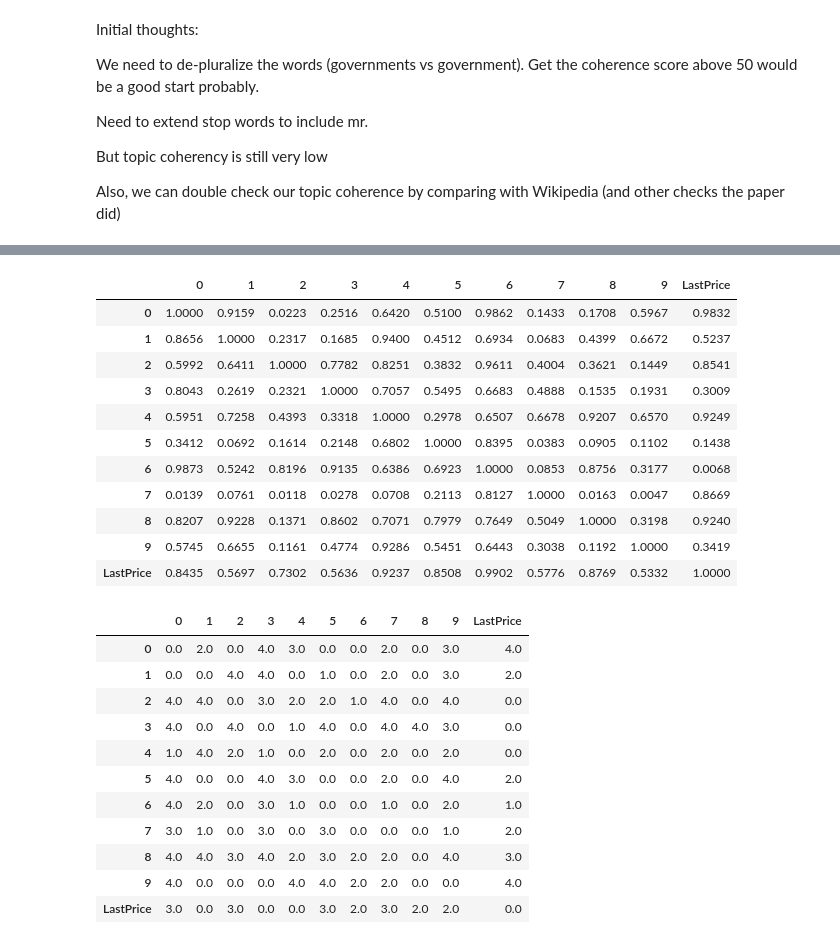
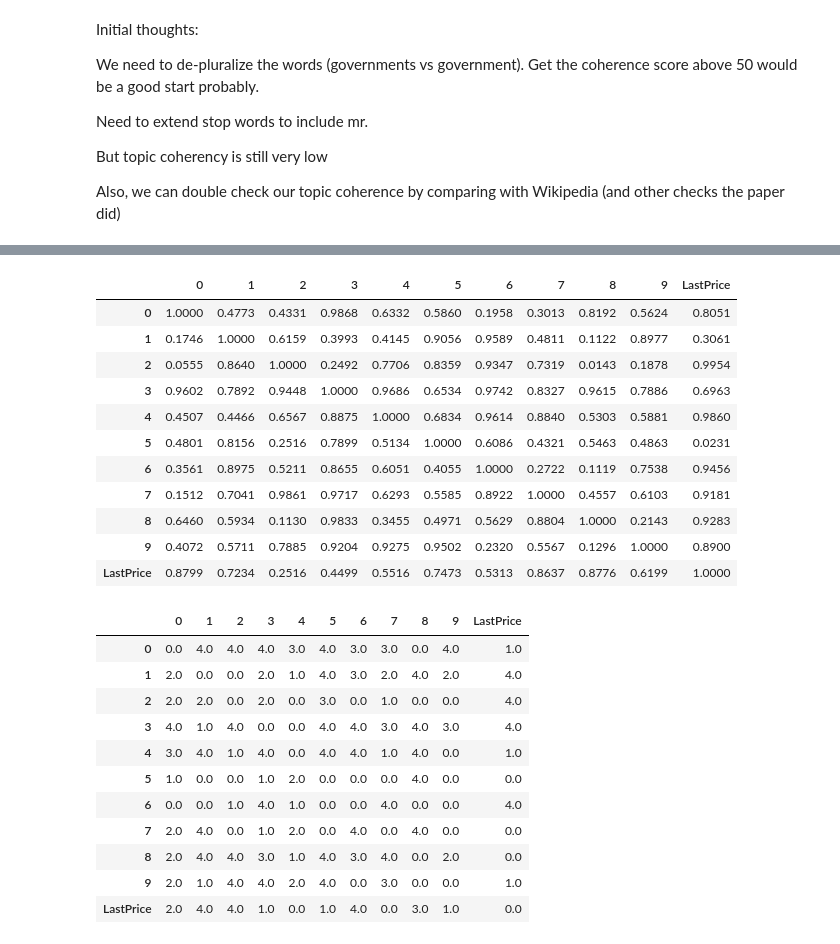
Before and after one commit to Jagaskak/CourseProject, a Jupyter notebook: Untitled.ipynb, the cells around one changed output, grey strips where cells are left out. Cells and saved outputs as stored; diff of their text form; code cells hidden in the pictures.

```diff
--- a/Untitled.ipynb
+++ b/Untitled.ipynb
@@ -178,3 +179,16 @@ tfidf_corpus = tfidf[corpus]
   ('yankee', 0.20825706839694694),
   ('yankees', 0.19264069440348208),
   ('years', 0.05159983565074285)]]
+# %%
+date_term_cnts = defaultdict(lambda: [])
+
+for index, row in nytimes.iterrows():
+    date = row["Date"]
+    content = row["Content"]
+
+    date_term_cnts[date] += content
+
+date_term_cnts = dict(date_term_cnts)
+date_term_cnts = [id2word.doc2bow(text) for text in date_term_cnts.values()]
+date_term_cnts = [[(id2word[id], freq) for id, freq in date] for date in date_term_cnts]
+date_term_cnts[0]
@@ -181,7 +213,7 @@ tfidf_corpus = tfidf[corpus]
 # %%
 # Build LDA model
 k = 10
-lda_model = gensim.models.ldamodel.LdaModel(corpus=corpus,
+lda_model = gensim.models.ldamodel.LdaModel(corpus=tfidf_corpus,
                                            id2word=id2word,
                                            num_topics=k,
 #                                            minimum_phi_value=0.5, # min threshold for word probabilities
@@ -320,7 +352,7 @@ date_topic
 185 rows × 11 columns
 # %%
-joined = date_topic.set_index('Date').join(stock_prices.set_index('Date')).dropna()
-joined
+date_topic_prices = date_topic.set_index('Date').join(stock_prices.set_index('Date')).dropna()
+date_topic_prices
 # %% [output]
 |  | 0 | 1 | 2 | 3 | 4 | 5 | 6 | 7 | 8 | 9 | LastPrice |
 | Date |  |  |  |  |  |  |  |  |  |  |  |
@@ -339,53 +391,51 @@ joined
 # %%
 # https://stackoverflow.com/questions/58005681/is-it-possible-to-run-a-vector-autoregression-analysis-on-a-large-gdp-data-with
-# Can I rewrite this so that I only measure stock_price on topic and not topic on topic
-# 11/24 - changed from chi^2 to f
 def grangers_causality_matrix(data, variables, maxlag=5, test='ssr_ftest', verbose=False):
     dataset = pd.DataFrame(np.zeros((len(variables), len(variables))), columns=variables, index=variables)
     lags    = pd.DataFrame(np.zeros((len(variables), len(variables))), columns=variables, index=variables)
 
     for c in dataset.columns:
         for r in dataset.index:
             test_result = grangercausalitytests(data[[r,c]], maxlag=maxlag, verbose=False)
             p_values = [round(test_result[i+1][0][test][1], 4) for i in range(maxlag)]
 
             if verbose:
                 print(f'Y = {r}, X = {c}, P Values = {p_values}')
 
             max_p_value_i = np.argmax(p_values)
             max_p_value = p_values[max_p_value_i]
             dataset.loc[r, c] = max_p_value
 
             lags.loc[r, c] = max_p_value_i
 
     return dataset, lags
 
 # grangers_causality_matrix(dataset, variables = dataset.columns)
-causality, lags = grangers_causality_matrix(joined, variables=joined.columns, verbose=False)
+causality, lags = grangers_causality_matrix(date_topic_prices, variables=date_topic_prices.columns, verbose=False)
 display(causality)
 display(lags)
 # %% [output]
 |  | 0 | 1 | 2 | 3 | 4 | 5 | 6 | 7 | 8 | 9 | LastPrice |
-| 0 | 1.0000 | 0.9159 | 0.0223 | 0.2516 | 0.6420 | 0.5100 | 0.9862 | 0.1433 | 0.1708 | 0.5967 | 0.9832 |
-| 1 | 0.8656 | 1.0000 | 0.2317 | 0.1685 | 0.9400 | 0.4512 | 0.6934 | 0.0683 | 0.4399 | 0.6672 | 0.5237 |
-| 2 | 0.5992 | 0.6411 | 1.0000 | 0.7782 | 0.8251 | 0.3832 | 0.9611 | 0.4004 | 0.3621 | 0.1449 | 0.8541 |
-| 3 | 0.8043 | 0.2619 | 0.2321 | 1.0000 | 0.7057 | 0.5495 | 0.6683 | 0.4888 | 0.1535 | 0.1931 | 0.3009 |
-| 4 | 0.5951 | 0.7258 | 0.4393 | 0.3318 | 1.0000 | 0.2978 | 0.6507 | 0.6678 | 0.9207 | 0.6570 | 0.9249 |
-| 5 | 0.3412 | 0.0692 | 0.1614 | 0.2148 | 0.6802 | 1.0000 | 0.8395 | 0.0383 | 0.0905 | 0.1102 | 0.1438 |
-| 6 | 0.9873 | 0.5242 | 0.8196 | 0.9135 | 0.6386 | 0.6923 | 1.0000 | 0.0853 | 0.8756 | 0.3177 | 0.0068 |
-| 7 | 0.0139 | 0.0761 | 0.0118 | 0.0278 | 0.0708 | 0.2113 | 0.8127 | 1.0000 | 0.0163 | 0.0047 | 0.8669 |
-| 8 | 0.8207 | 0.9228 | 0.1371 | 0.8602 | 0.7071 | 0.7979 | 0.7649 | 0.5049 | 1.0000 | 0.3198 | 0.9240 |
-| 9 | 0.5745 | 0.6655 | 0.1161 | 0.4774 | 0.9286 | 0.5451 | 0.6443 | 0.3038 | 0.1192 | 1.0000 | 0.3419 |
-| LastPrice | 0.8435 | 0.5697 | 0.7302 | 0.5636 | 0.9237 | 0.8508 | 0.9902 | 0.5776 | 0.8769 | 0.5332 | 1.0000 |
+| 0 | 1.0000 | 0.4773 | 0.4331 | 0.9868 | 0.6332 | 0.5860 | 0.1958 | 0.3013 | 0.8192 | 0.5624 | 0.8051 |
+| 1 | 0.1746 | 1.0000 | 0.6159 | 0.3993 | 0.4145 | 0.9056 | 0.9589 | 0.4811 | 0.1122 | 0.8977 | 0.3061 |
+| 2 | 0.0555 | 0.8640 | 1.0000 | 0.2492 | 0.7706 | 0.8359 | 0.9347 | 0.7319 | 0.0143 | 0.1878 | 0.9954 |
+| 3 | 0.9602 | 0.7892 | 0.9448 | 1.0000 | 0.9686 | 0.6534 | 0.9742 | 0.8327 | 0.9615 | 0.7886 | 0.6963 |
+| 4 | 0.4507 | 0.4466 | 0.6567 | 0.8875 | 1.0000 | 0.6834 | 0.9614 | 0.8840 | 0.5303 | 0.5881 | 0.9860 |
+| 5 | 0.4801 | 0.8156 | 0.2516 | 0.7899 | 0.5134 | 1.0000 | 0.6086 | 0.4321 | 0.5463 | 0.4863 | 0.0231 |
+| 6 | 0.3561 | 0.8975 | 0.5211 | 0.8655 | 0.6051 | 0.4055 | 1.0000 | 0.2722 | 0.1119 | 0.7538 | 0.9456 |
+| 7 | 0.1512 | 0.7041 | 0.9861 | 0.9717 | 0.6293 | 0.5585 | 0.8922 | 1.0000 | 0.4557 | 0.6103 | 0.9181 |
+| 8 | 0.6460 | 0.5934 | 0.1130 | 0.9833 | 0.3455 | 0.4971 | 0.5629 | 0.8804 | 1.0000 | 0.2143 | 0.9283 |
+| 9 | 0.4072 | 0.5711 | 0.7885 | 0.9204 | 0.9275 | 0.9502 | 0.2320 | 0.5567 | 0.1296 | 1.0000 | 0.8900 |
+| LastPrice | 0.8799 | 0.7234 | 0.2516 | 0.4499 | 0.5516 | 0.7473 | 0.5313 | 0.8637 | 0.8776 | 0.6199 | 1.0000 |
 |  | 0 | 1 | 2 | 3 | 4 | 5 | 6 | 7 | 8 | 9 | LastPrice |
-| 0 | 0.0 | 2.0 | 0.0 | 4.0 | 3.0 | 0.0 | 0.0 | 2.0 | 0.0 | 3.0 | 4.0 |
-| 1 | 0.0 | 0.0 | 4.0 | 4.0 | 0.0 | 1.0 | 0.0 | 2.0 | 0.0 | 3.0 | 2.0 |
-| 2 | 4.0 | 4.0 | 0.0 | 3.0 | 2.0 | 2.0 | 1.0 | 4.0 | 0.0 | 4.0 | 0.0 |
-| 3 | 4.0 | 0.0 | 4.0 | 0.0 | 1.0 | 4.0 | 0.0 | 4.0 | 4.0 | 3.0 | 0.0 |
-| 4 | 1.0 | 4.0 | 2.0 | 1.0 | 0.0 | 2.0 | 0.0 | 2.0 | 0.0 | 2.0 | 0.0 |
-| 5 | 4.0 | 0.0 | 0.0 | 4.0 | 3.0 | 0.0 | 0.0 | 2.0 | 0.0 | 4.0 | 2.0 |
-| 6 | 4.0 | 2.0 | 0.0 | 3.0 | 1.0 | 0.0 | 0.0 | 1.0 | 0.0 | 2.0 | 1.0 |
-| 7 | 3.0 | 1.0 | 0.0 | 3.0 | 0.0 | 3.0 | 0.0 | 0.0 | 0.0 | 1.0 | 2.0 |
-| 8 | 4.0 | 4.0 | 3.0 | 4.0 | 2.0 | 3.0 | 2.0 | 2.0 | 0.0 | 4.0 | 3.0 |
-| 9 | 4.0 | 0.0 | 0.0 | 0.0 | 4.0 | 4.0 | 2.0 | 2.0 | 0.0 | 0.0 | 4.0 |
-| LastPrice | 3.0 | 0.0 | 3.0 | 0.0 | 0.0 | 3.0 | 2.0 | 3.0 | 2.0 | 2.0 | 0.0 |
+| 0 | 0.0 | 4.0 | 4.0 | 4.0 | 3.0 | 4.0 | 3.0 | 3.0 | 0.0 | 4.0 | 1.0 |
+| 1 | 2.0 | 0.0 | 0.0 | 2.0 | 1.0 | 4.0 | 3.0 | 2.0 | 4.0 | 2.0 | 4.0 |
+| 2 | 2.0 | 2.0 | 0.0 | 2.0 | 0.0 | 3.0 | 0.0 | 1.0 | 0.0 | 0.0 | 4.0 |
+| 3 | 4.0 | 1.0 | 4.0 | 0.0 | 0.0 | 4.0 | 4.0 | 3.0 | 4.0 | 3.0 | 4.0 |
+| 4 | 3.0 | 4.0 | 1.0 | 4.0 | 0.0 | 4.0 | 4.0 | 1.0 | 4.0 | 0.0 | 1.0 |
+| 5 | 1.0 | 0.0 | 0.0 | 1.0 | 2.0 | 0.0 | 0.0 | 0.0 | 4.0 | 0.0 | 0.0 |
+| 6 | 0.0 | 0.0 | 1.0 | 4.0 | 1.0 | 0.0 | 0.0 | 4.0 | 0.0 | 0.0 | 4.0 |
+| 7 | 2.0 | 4.0 | 0.0 | 1.0 | 2.0 | 0.0 | 4.0 | 0.0 | 4.0 | 0.0 | 0.0 |
+| 8 | 2.0 | 4.0 | 4.0 | 3.0 | 1.0 | 4.0 | 3.0 | 4.0 | 0.0 | 2.0 | 0.0 |
+| 9 | 2.0 | 1.0 | 4.0 | 4.0 | 2.0 | 4.0 | 0.0 | 3.0 | 0.0 | 0.0 | 1.0 |
+| LastPrice | 2.0 | 4.0 | 4.0 | 1.0 | 0.0 | 1.0 | 4.0 | 0.0 | 3.0 | 1.0 | 0.0 |
```
Also changed, not shown: parts of 20 cells of this notebook.
